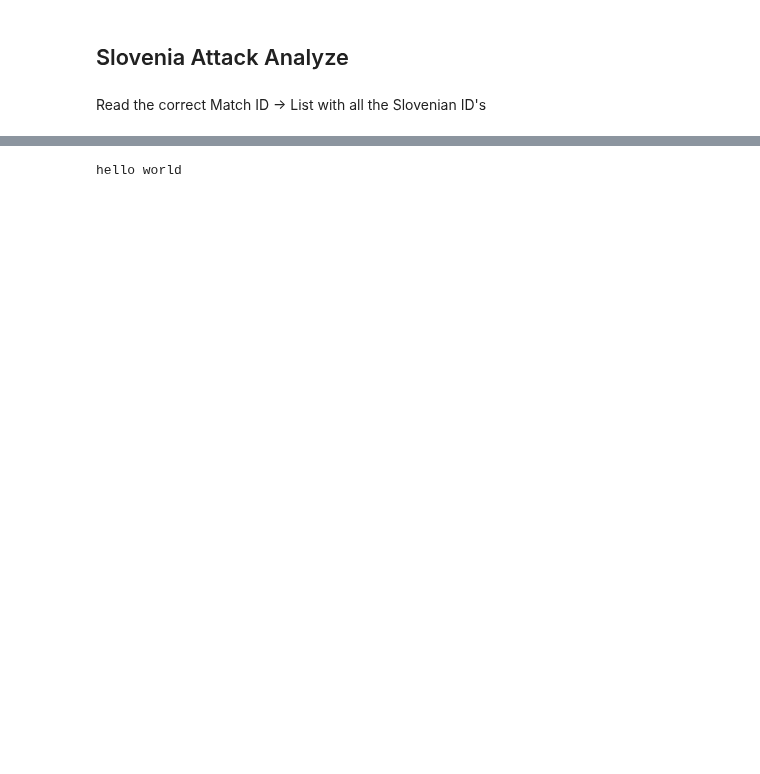
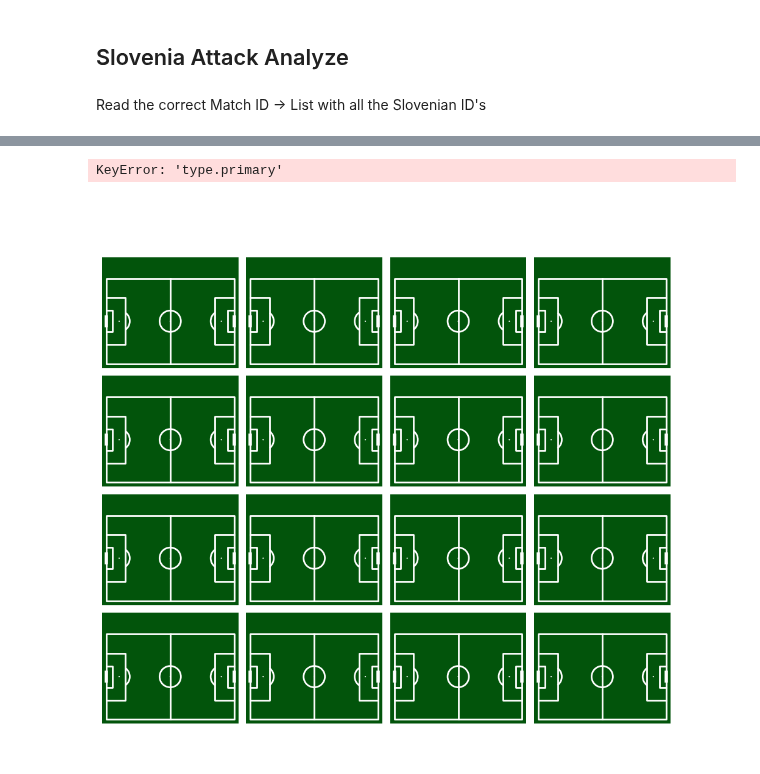
Before and after one commit to ngroggy/SoccerAnalytics, a Jupyter notebook: notebooks/Attack_Sloventia.ipynb, the cells around one changed output, grey strips where cells are left out. Cells and saved outputs as stored; diff of their text form; code cells hidden in the pictures; blank space fills up the shorter version.

```diff
--- a/notebooks/Attack_Sloventia.ipynb
+++ b/notebooks/Attack_Sloventia.ipynb
@@ -10,10 +15,7 @@ from pathlib import Path
 Read the correct Match ID -> List with all the Slovenian ID's
 # %%
 base_path = './input/wyscout'
-
-# You can adjust the match_id according to your assigned task
-match_id = "5414103"
-
+match_id = "5414226"
 file_name = match_id + '.json'
 
 #Wyscout Match ID's from Slovenia Qualifier games
@@ -69,4 +48,48 @@ Index(['id', 'matchId', 'matchPeriod', 'minute', 'second', 'matchTimestamp',
-# %%
-print("hello world")
-# %% [output]
-hello world
+# %%
+
+df_events.to_csv(f"./results/wyscout/{match_id}_df_events.csv")
+
+df = pd.read_csv(f"./input/wyscout/{match_id}.json")  # Corrected this line
+
+def mirror(x):
+    x = 100 - x
+    return x
+
+def normalizex(x):
+    x = x / 100 * 120
+    return x
+
+def normalizey(y):
+    y = y / 100 * 80
+    return y
+
+pitch = Pitch(line_color='white', pitch_color='#02540b', pad_top=20)
+fig, axs = pitch.grid(ncols=4, nrows=4, grid_height=0.85, title_height=0.06, axis=False, endnote_height=0.04, title_space=0.04, endnote_space=0.01)
+
+def generatePlayerShotMap(names):
+    for name, ax in zip(names, axs['pitch'].flat[:len(names)]):
+        team_filter = df[(df['type.primary'] == 'shot') & (df['player.name'] == name)]
+        ax.text(60, -10, name + ":" + str(len(team_filter)) + " shots", ha='center', va='center', fontsize=14)
+        for _, p in team_filter.iterrows():
+            if p['matchPeriod'] == "H1":
+                x = p['location.x']
+                y = p['location.y']
+            else:
+                x = mirror(p['location.x'])
+                y = mirror(p['location.y'])
+            x = normalizex(x)
+            y = normalizey(y)
+            if p['shot.isGoal']:
+                pitch.scatter(x, y, s=20, color="yellow", ax=ax)
+            else:
+                pitch.scatter(x, y, s=20, color="red", ax=ax)
+
+    for ax in axs['pitch'][-1, 25 - len(names):]:
+        ax.remove(ax)
+
+#names = ["A. Schlager", "S. Posch", "P. Lienhart", "D. Alaba", "P. Mwene", "N. Seiwald", "X. Schlager", "K. Laimer", "C. Baumgartner", "M. Sabitzer", "M. Gregoritsch", "M. Wöber", "K. Danso", "M. Entrup", "R. Schmid", "S. Kalajdzic", "M.Seidl"]
+#generatePlayerShotMap(names)
+plt.show()
+# %% [output]
+KeyError: 'type.primary'
+[figure, added]
```
Also changed, not shown: parts of 3 cells of this notebook.
